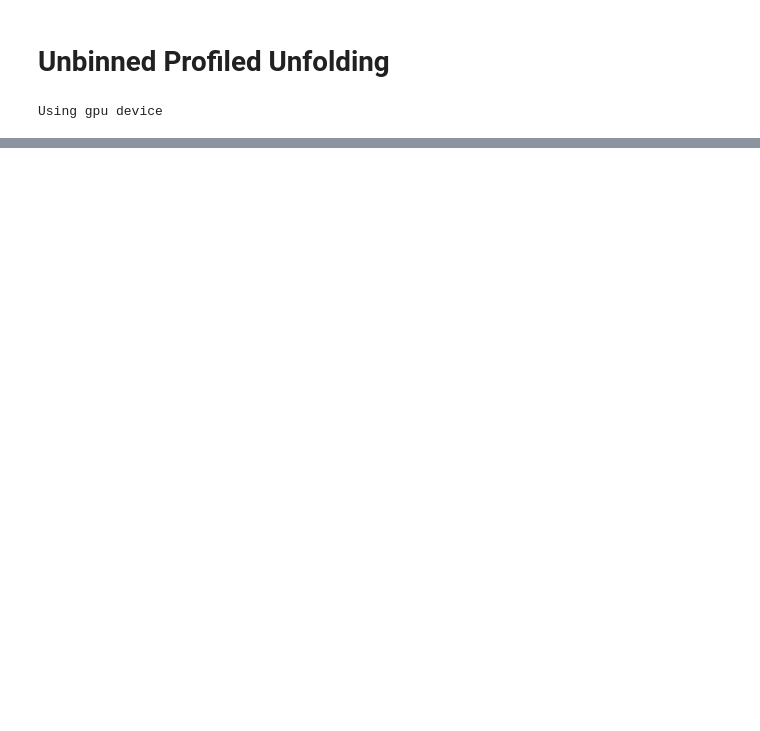
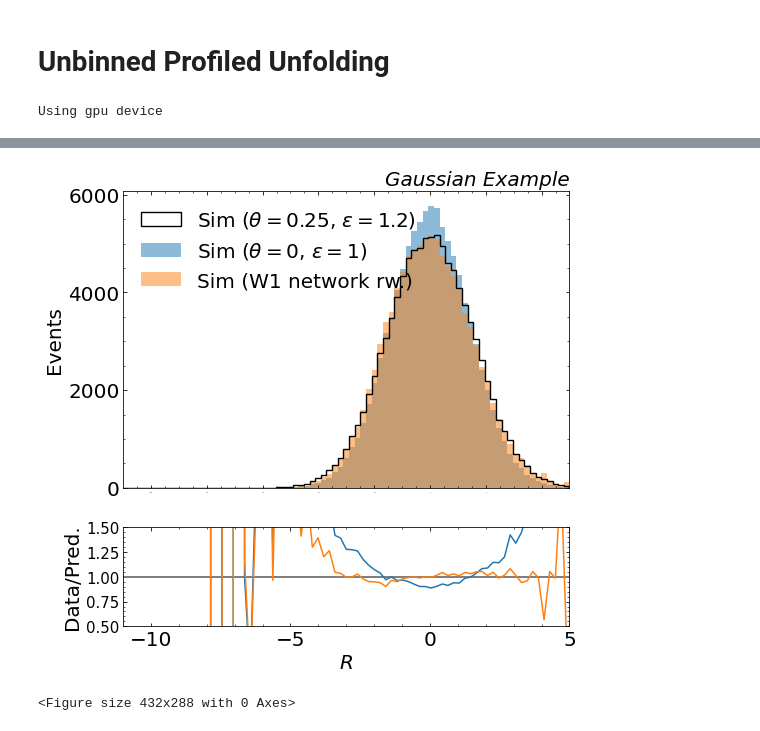
Before and after one commit to jaychan-hep/UnbinnedProfiledUnfolding, a Jupyter notebook: UnbinnedProfiledUnfolding.ipynb, the cells around one changed output, grey strips where cells are left out. Drawn from its saved outputs; the diff is of its cells as text; code cells hidden in the pictures; blank space fills up the shorter version.

```diff
--- a/UnbinnedProfiledUnfolding.ipynb
+++ b/UnbinnedProfiledUnfolding.ipynb
@@ -27 +594,24 @@ Using gpu device
+# %%
+# Test the trained W1 model
+
+w1_model_name_0 = 'w1_v1_deltaEpsilon0.8_2022-10-18'
+
+w1_model_network_0 = torch.load(f'model/w1/{w1_model_name_0}.pth')
+
+today = str(datetime.date.today())
+
+w1_test_ds = w0_dataset(T_test, R_test0)
+w1_test_dataloader = DataLoader(w1_test_ds, batch_size=64, shuffle=False, num_workers=12)
+
+Ts_0, Rs_0, W1s_0 = test_w1(w1_test_dataloader, w1_model_network_0, 0.25)
+Ts_0, Rs_0, W1s_0 = Ts_0.cpu().numpy(), Rs_0.cpu().numpy(), W1s_0.cpu().numpy()
+
+cpwr = comparison_plots_with_ratio(-11, 5, 80, xlabel=r"$R$", density=False, save_name=f"Compare_R_forW1network_{today}")
+cpwr.add_data(R_test1, label=r"Sim ($\theta = 0.25$, $\epsilon=1.2$)", target=True, color='black', histtype="step", ls="-", lw=1.4)
+cpwr.add_data(Rs_0, label=r"Sim ($\theta = 0$, $\epsilon=1$)", alpha=0.5, color='tab:blue')
+cpwr.add_data(Rs_0, weights=W1s_0, label="Sim (W1 network rw.)", alpha=0.5, color='tab:orange')
+cpwr.show()
+# %% [output]
+[figure, added]
+<Figure size 432x288 with 0 Axes>
 # %%
```
Also changed, not shown: parts of 21 cells of this notebook.
